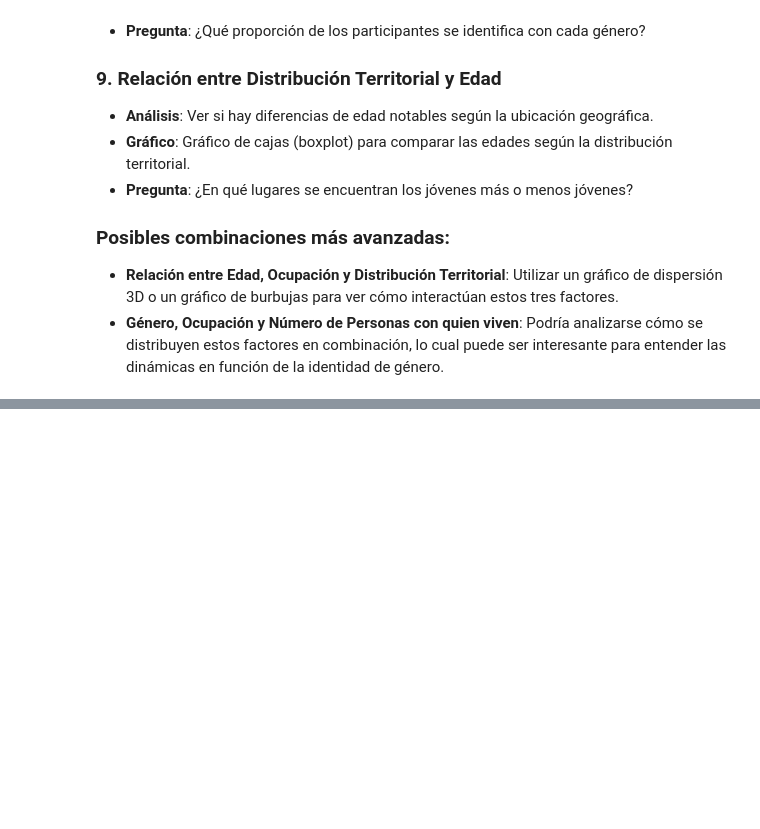
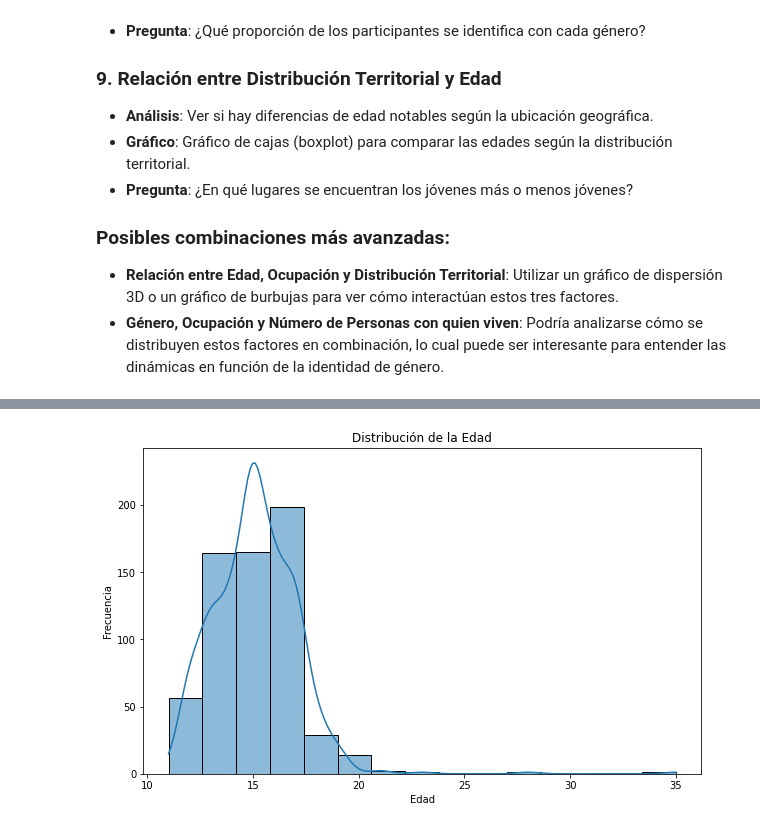
Before and after one commit to sebasto7/SEJ, a Jupyter notebook: SEJ-analisis.ipynb, the cells around one changed output, grey strips where cells are left out. Cells and saved outputs as stored; diff of their text form; code cells hidden in the pictures; blank space fills up the shorter version.

```diff
--- a/SEJ-analisis.ipynb
+++ b/SEJ-analisis.ipynb
@@ -81,0 +182,10 @@ Basado en los datos del dataframe **SEJ_demografics**, que incluye información
+# %%
+# Disribución de la edad
+plt.figure(figsize=(10, 6))
+sns.histplot(SEJ_demografics['EDAT'], kde=True, bins=15)
+plt.title('Distribución de la Edad')
+plt.xlabel('Edad')
+plt.ylabel('Frecuencia')
+plt.show()
+# %% [output]
+[figure, added]
```
Also changed, not shown: parts of 14 cells of this notebook.
